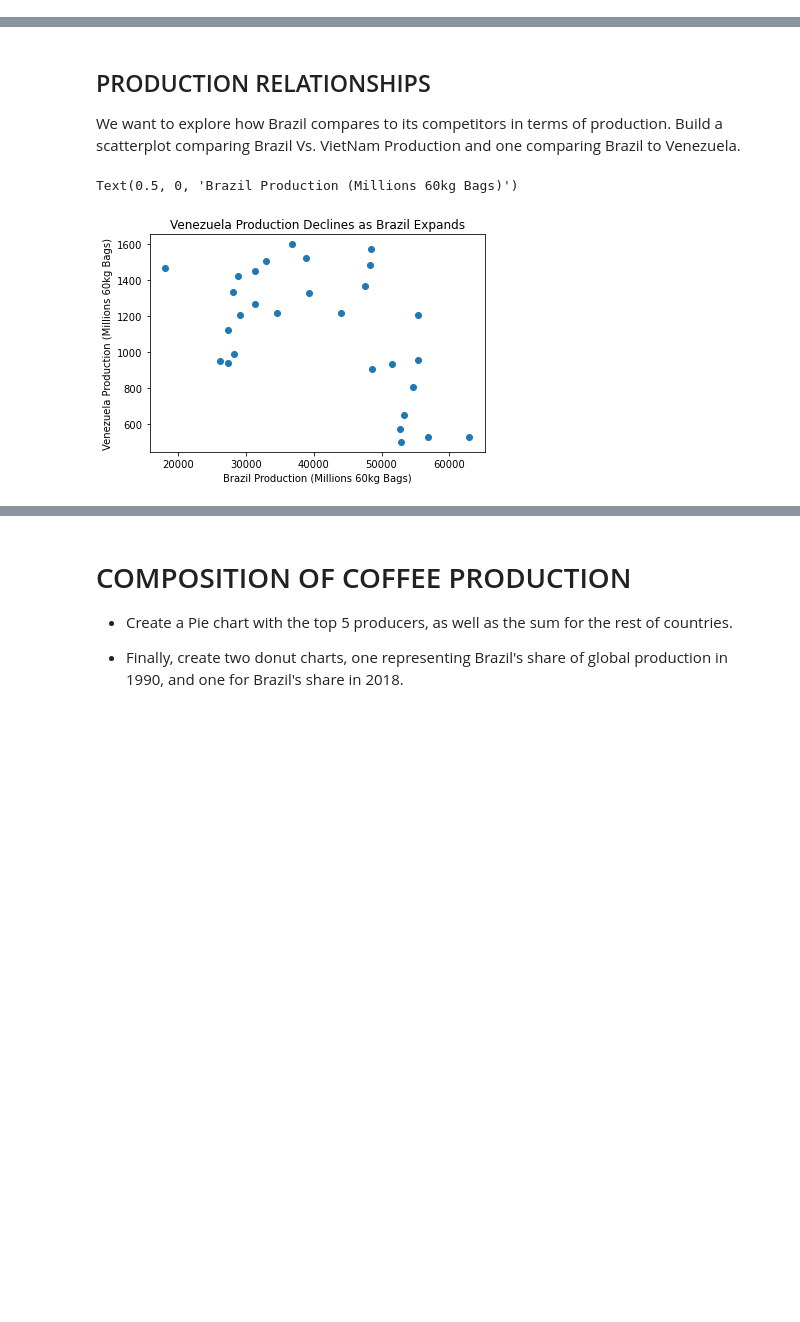
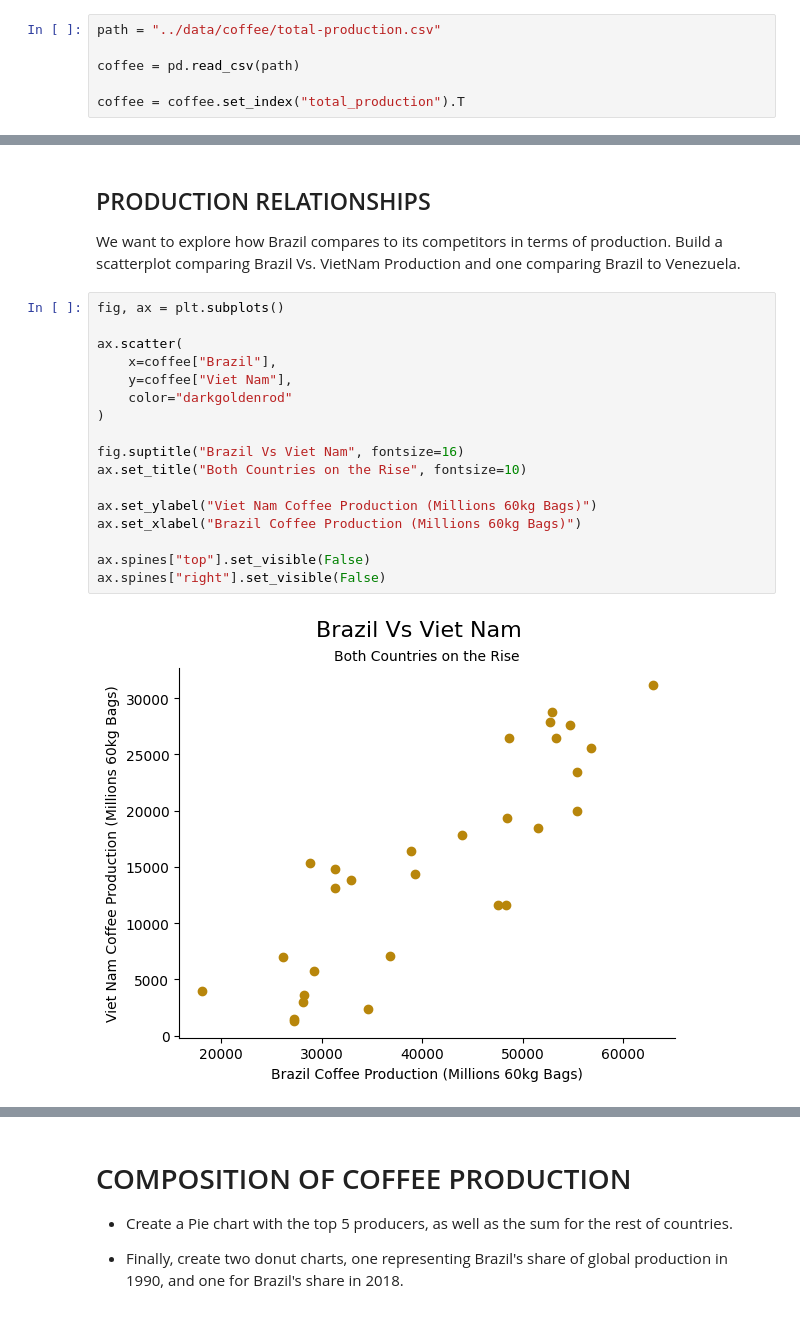
Before and after one commit to ZahlenZ/udemy, a Jupyter notebook: python_masterdataviz_matplt_sea/section03_Coffee_Project_Part1.ipynb, the cells around one changed output, grey strips where cells are left out. Cells and saved outputs as stored; diff of their text form; blank space fills up the shorter version.

```diff
--- a/python_masterdataviz_matplt_sea/section03_Coffee_Project_Part1.ipynb
+++ b/python_masterdataviz_matplt_sea/section03_Coffee_Project_Part1.ipynb
@@ -97,0 +183,6 @@ brazil_vs_others.head()
+# %%
+path = "../data/coffee/total-production.csv"
+
+coffee = pd.read_csv(path)
+
+coffee = coffee.set_index("total_production").T
@@ -104,7 +233,22 @@ brazil_vs_others.head()
 
 We want to explore how Brazil compares to its competitors in terms of production. Build a scatterplot  comparing Brazil Vs. VietNam Production and one comparing Brazil to Venezuela.
 # %%
+fig, ax = plt.subplots()
+
+ax.scatter(
+    x=coffee["Brazil"],
+    y=coffee["Viet Nam"],
+    color="darkgoldenrod"
+)
+
+fig.suptitle("Brazil Vs Viet Nam", fontsize=16)
+ax.set_title("Both Countries on the Rise", fontsize=10)
+
+ax.set_ylabel("Viet Nam Coffee Production (Millions 60kg Bags)")
+ax.set_xlabel("Brazil Coffee Production (Millions 60kg Bags)")
+
+ax.spines["top"].set_visible(False)
+ax.spines["right"].set_visible(False)
 # %% [output]
-Text(0.5, 0, 'Brazil Production (Millions 60kg Bags)')
-[figure, old version]
+[figure, new version]
 # %%
```
Also changed, not shown: parts of 43 cells of this notebook, 18 other files.
